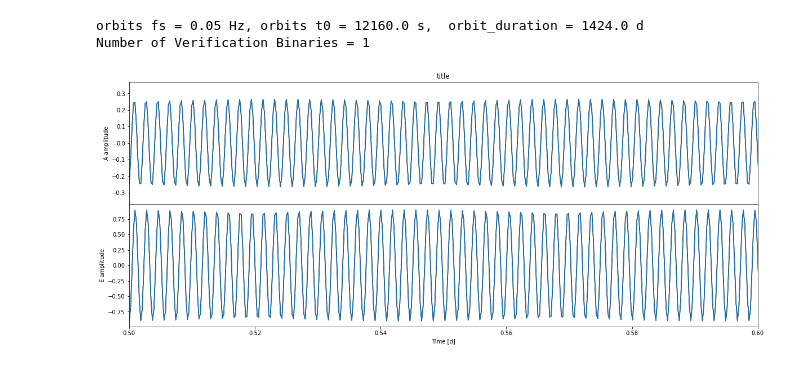
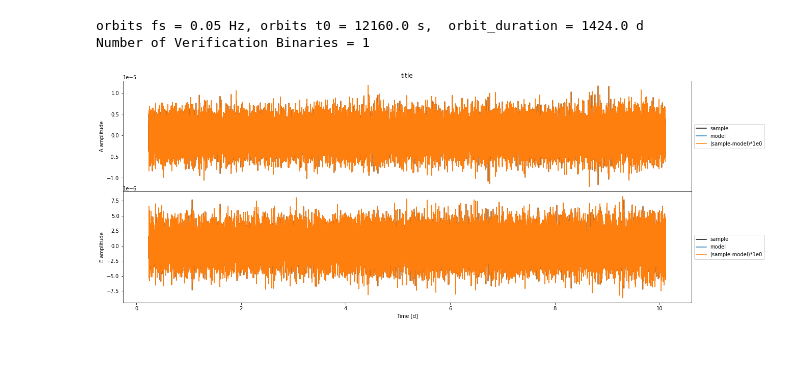
Before and after one commit to BartOuwehand/MP1_LISA, a Jupyter notebook: pyscripts/notebook_gen_fsdata_matchedfiltering.ipynb, the cells around one changed output. Drawn from its saved outputs; the diff is of its cells as text; code cells hidden in the pictures.

```diff
--- a/pyscripts/notebook_gen_fsdata_matchedfiltering.ipynb
+++ b/pyscripts/notebook_gen_fsdata_matchedfiltering.ipynb
@@ -33,31 +33,58 @@ fsdata = np.array([rawdata['t'],rawdata['A'],rawdata['E']])
 # print (mdata_tot_A0.shape)
 # # plt.plot(mdata_tot_A0[0],mdata_tot_A0[1])
 # %%
-mdata = np.zeros(fsdata.shape)
+# mdata = np.zeros(fsdata.shape)
 
 rawdata = ascii.read(fp2+'0.txt')
 
-mdata[0] = rawdata['t']
-mdata[1] = rawdata['A'+str(int(N2//2))]
-mdata[2] = rawdata['E'+str(int(N2//2))]
+iopt = N2//2
+
+# mdata[0] = rawdata['t']
+# mdata[1] = rawdata['A'+str(iopt)]
+# mdata[2] = rawdata['E'+str(iopt)]
+
+# mdata = np.array([rawdata['t'], rawdata['A0'],rawdata['E0']])
+mdata = np.array([rawdata['t'], rawdata['A'],rawdata['E']])
+mdata[1:] = mdata[1:] * Amp_range[0,iopt]
+
+mdata_all = np.zeros((N2,2,mdata.shape[-1]))
+for i,Amp in enumerate(tqdm(Amp_range[0])):
+    mdata_all[i] = np.copy(mdata[1:])*(Amp/Amp_true[0])
+
+# rawdata2 = ascii.read(fp2+'1.txt')
+# mdata2 = np.array([rawdata2['t'], rawdata2['A'],rawdata2['E']])
+# mdata2[1:] = mdata2[1:] * Amp_range[1,iopt]
 # %%
 
 # plt.plot(x,y,c='black',alpha=.8)
 for j in [range(N2)[N2//2]]:
     fig, axs = plt.subplots(2,sharex=True,figsize=(20,8),gridspec_kw={'hspace':0})
     for k in range(2):
             # axs[k].plot(mdata_1b[0]/day,mdata_1b[1+2*j+k],label=str(N2-N2//2))
-        axs[k].plot(fsdata[0]/day,fsdata[1+k],c='black')
-        axs[k].plot(mdata[0]/day,rawdata[rec[k]+str(int(j))])
+        axs[k].plot(fsdata[0]/day,fsdata[1+k],c='black',label='sample')
+
+        mdatot = np.copy(mdata[1+k])
+        # mdatot += mdata2[1+k]
+
+
+        axs[k].plot(mdata[0]/day,mdatot,label="model")
+        Amplification = 1#e14
+        axs[k].plot(mdata[0]/day,(fsdata[1+k]-mdatot)*Amplification,label="(sample-model)*1e"+str(int(np.log10(Amplification))))
+        # axs[k].plot(mdata[0]/day,(fsdata[1+k]-mdata[1+k])*1e3,label="sample-model")
+        # axs[k].plot(mdata[0]/day,mdata[1+k]*Amp_range[0,iopt],label="model")
+        # axs[k].plot(mdata[0]/day,(fsdata[1+k]-mdata[1+k]*Amp_range[0,iopt])*1e3,label="sample-model")
+
         axs[k].set_ylabel("{} amplitude".format(rec[k]))
+        axs[k].legend(bbox_to_anchor=(1,.5),loc="center left")
         # axs[k].set_ylim(1e-5*np.array([-1,1]))
     axs[0].set_title("title")
     # axs[0].legend(loc=1)
-    axs[k].set_xlim(.5,.6)
+    # axs[k].set_xlim(1,1.05)
+    # axs[k].set_xlim(5,5.05)
     axs[k].set_xlabel("Time [d]")
     plt.show()
 # %% [output]
-[figure, old version]
+[figure, new version]
 # %%
 print (Amp_true)
 # %% [output]
```
Also changed, not shown: parts of 12 cells of this notebook, 4 other files.
